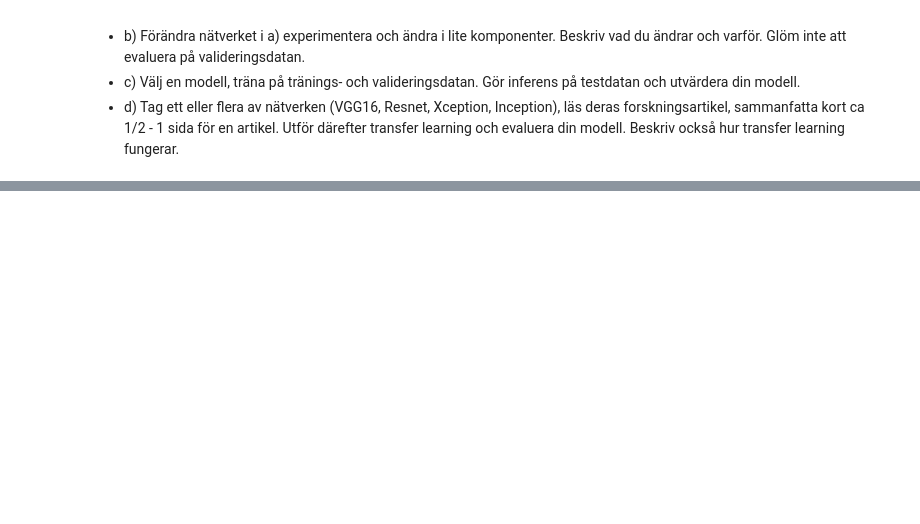
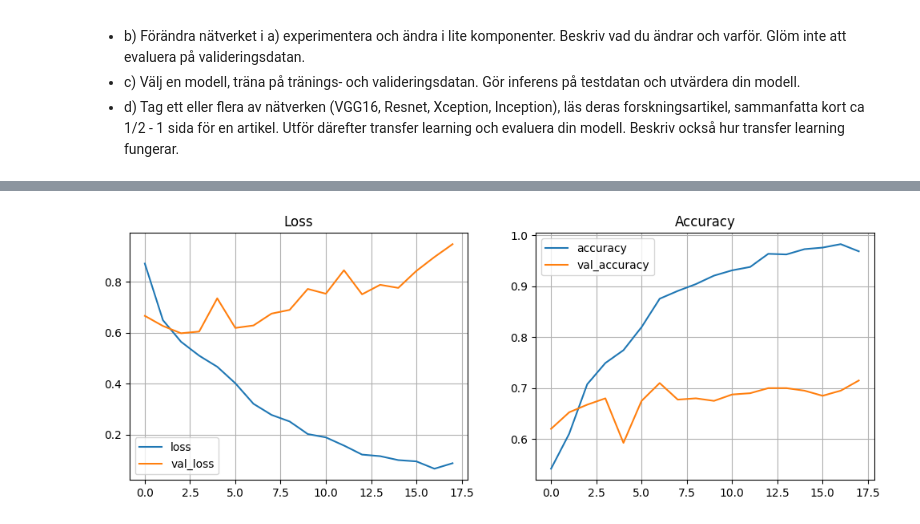
Before and after one commit to Utjiman/AI-Richard-Boden-OPA23, a Jupyter notebook: labs/labb-2-kaggle.ipynb, the cells around one changed output, grey strips where cells are left out. Drawn from its saved outputs; the diff is of its cells as text; code cells hidden in the pictures; blank space fills up the shorter version.

```diff
--- a/labs/labb-2-kaggle.ipynb
+++ b/labs/labb-2-kaggle.ipynb
@@ -586,0 +478,23 @@ Epoch 10/10
+# %%
+import tensorflow as tf
+from tensorflow.keras.callbacks import EarlyStopping
+
+early_stopping = EarlyStopping(monitor="val_loss", mode="min", patience=15) # Define early stopping callback to stop training when validation loss doesn't improve
+
+# Calculate steps per epoch and validation steps
+steps_per_epoch = len(X_train_resized) // 32 + 1
+validation_steps = len(X_val_resized) // 32 + 1
+
+# Create TensorFlow datasets for training and validation data
+train_dataset = tf.data.Dataset.from_tensor_slices((X_train_resized, y_train)).shuffle(buffer_size=1600).batch(32).repeat()
+val_dataset = tf.data.Dataset.from_tensor_slices((X_val_resized, y_val)).batch(32).repeat()
+
+# Train the model
+history_no_aug = model.fit(
+    train_dataset,
+    steps_per_epoch=steps_per_epoch,
+    epochs=100,
+    validation_data=val_dataset,
+    validation_steps=validation_steps,
+    callbacks=[early_stopping]
+)
@@ -586,0 +528,14 @@ Epoch 10/10
+# %%
+metrics = pd.DataFrame(history_no_aug.history)
+
+def plot_metrics(metrics):
+    _, ax = plt.subplots(1, 2, figsize=(12, 4))
+    metrics[["loss", "val_loss"]].plot(ax=ax[0], title="Loss", grid=True)
+    metrics[["accuracy", "val_accuracy"]].plot(ax=ax[1], title="Accuracy", grid=True)
+
+plot_metrics(metrics)
+
+
+plt.show()
+# %% [output]
+[figure, added]
```
Also changed, not shown: parts of 18 cells of this notebook.
